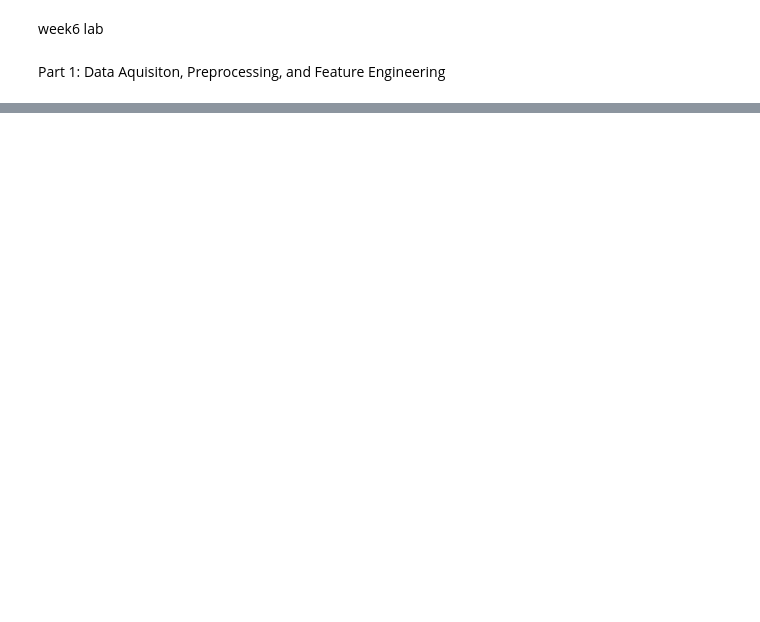
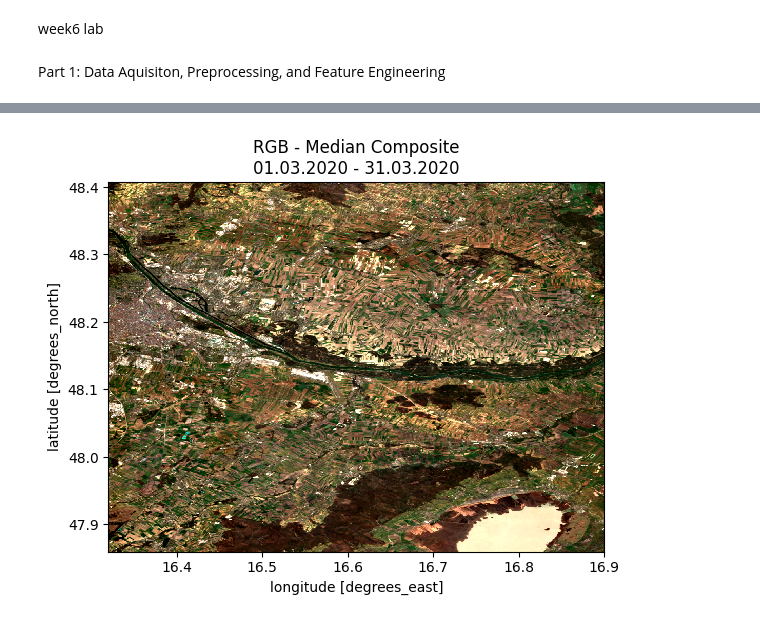
Before and after one commit to Jasonfan28/musa-650-spring2026, a Jupyter notebook: week06/lab script.ipynb, the cells around one changed output, grey strips where cells are left out. Cells and saved outputs as stored; diff of their text form; code cells hidden in the pictures; blank space fills up the shorter version.

```diff
--- a/week06/lab script.ipynb
+++ b/week06/lab script.ipynb
@@ -50,0 +54,13 @@ print(f"Vienna: {len(vienna_items)} scenes found")
+# %%
+# define a geobox for my region
+geobox = GeoBox.from_bbox(vienna_bounds, crs=f"epsg:{epsg}", resolution=dx)
+
+# lazily combine items into a datacube
+dc = odc.stac.load(
+    vienna_items,
+    bands=["scl", "red", "green", "blue", "nir"],
+    chunks={"time": 5, "x": 600, "y": 600},
+    geobox=geobox,
+    resampling="bilinear",
+)
+dc
@@ -50,0 +114,29 @@ print(f"Vienna: {len(vienna_items)} scenes found")
+# %%
+# define a mask for valid pixels (non-cloud)
+
+
+def is_valid_pixel(data):
+    # include only vegetated, not_vegitated, water, and snow
+    return ((data > 3) & (data < 7)) | (data == 11)
+
+
+dc["valid"] = is_valid_pixel(dc.scl)
+
+# compute the masked median
+rgb_median = (
+    dc[["red", "green", "blue"]]
+    .where(dc.valid)
+    .to_dataarray(dim="band")
+    .median(dim="time")
+    .astype(int)
+)
+
+# plot the median composite
+title_rgb = (
+    "RGB - Median Composite"
+    + f"\n{start_date.strftime('%d.%m.%Y')} - {end_date.strftime('%d.%m.%Y')}"
+)
+rgb_median.plot.imshow(robust=True).axes.set_title(title_rgb)
+plt.show()
+# %% [output]
+[figure, added]
```
Also changed, not shown: parts of 4 cells of this notebook.
